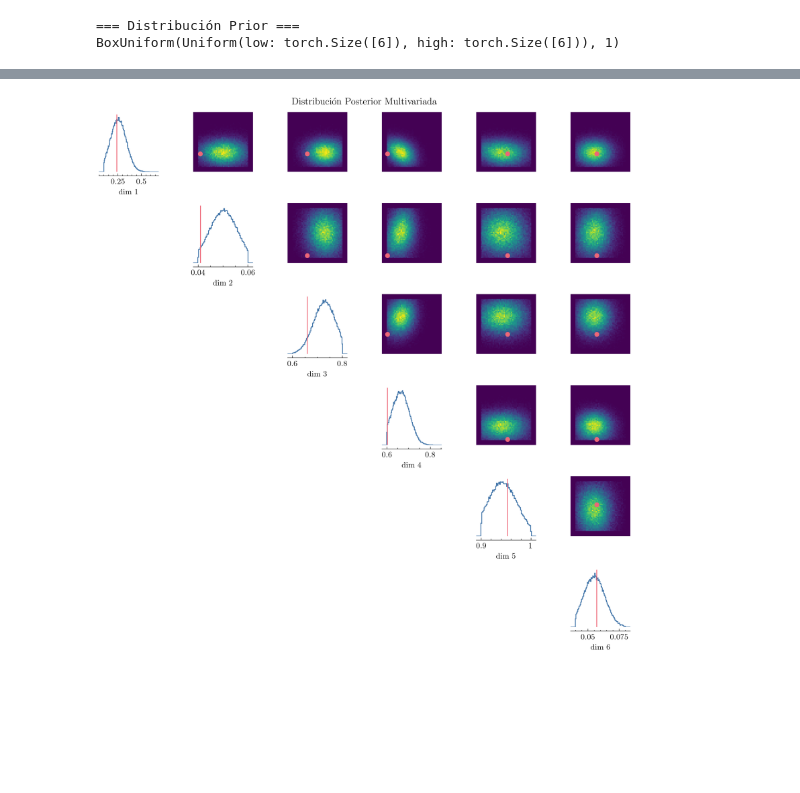
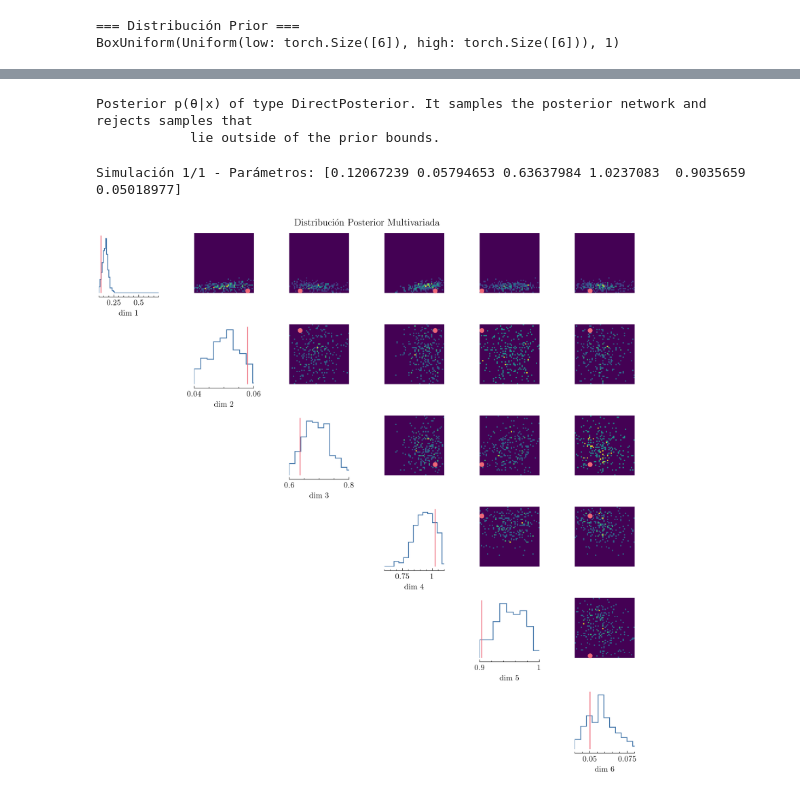
Before and after one commit to julianticucho/cmb-sbi-inference, a Jupyter notebook: inference.ipynb, the cells around one changed output, grey strips where cells are left out. Drawn from its saved outputs; the diff is of its cells as text; code cells hidden in the pictures; blank space fills up the shorter version.

```diff
--- a/inference.ipynb
+++ b/inference.ipynb
@@ -103,8 +64,7 @@ plt.show()
 # %%
-def simulator(theta: torch.Tensor) -> torch.Tensor:
-    idx = torch.randint(0, len(processed_spectra), (theta.shape[0],))
-    return processed_spectra[idx]
+from src.inference.simulator import create_simulator
 
+simulator = create_simulator()
 test_theta = prior.sample((5,))
 simulated_data = simulator(test_theta)
 
@@ -197,19 +103,50 @@ Modelo cargado en 0.05 segundos
+# %%
+from sbi.neural_nets import posterior_nn
+from sbi.neural_nets.embedding_nets import CNNEmbedding
+from sbi.inference import SNPE_C
+
+embedding_net = CNNEmbedding(
+    input_shape=(2401,),
+    in_channels=1,
+    out_channels_per_layer=[16, 32, 64],
+    num_conv_layers=3,
+    num_linear_layers=2,
+    output_dim=8,
+    kernel_size=5,
+    pool_kernel_size=4
+)
+
+neural_posterior = posterior_nn(model="maf", embedding_net=embedding_net)
+
+inference = SNPE_C(
+    prior=prior,
+    density_estimator=neural_posterior,
+    device=SBI_CONFIG["device"]
+)
+
+posterior = inference.build_posterior(density_estimator)
+print(posterior)
+# %% [output]
+Posterior p(θ|x) of type DirectPosterior. It samples the posterior network and rejects samples that
+            lie outside of the prior bounds.
+# %%
+true_parameter = prior.sample((1,))
+x_observed = simulator(true_parameter)
+samples = posterior.set_default_x(x_observed).sample((250,))
+# %% [output]
+Simulación 1/1 - Parámetros: [0.12067239 0.05794653 0.63637984 1.0237083  0.9035659  0.05018977]
 # %%
 from sbi.analysis import pairplot
 
-posterior = inference.build_posterior(density_estimator)
-theta_true = prior.sample((1,))
-x_obs = simulator(theta_true)
-samples = posterior.sample((100000,), x=x_obs)
-
 fig = pairplot(
     samples,
-    points=theta_true,
+    points=true_parameter,
     figsize=(10, 10),
+    limits=[[0.1, 0.7], [0.04, 0.06], [0.6, 0.8], [0.6, 1.1], [0.9, 1.0], [0.04, 0.08]]
 )
 
 plt.suptitle('Distribución Posterior Multivariada')
 plt.tight_layout()
 plt.show()
 # %% [output]
-[figure, old version]
+[figure, new version]
```
Also changed, not shown: parts of 13 cells of this notebook, 13 other files.
